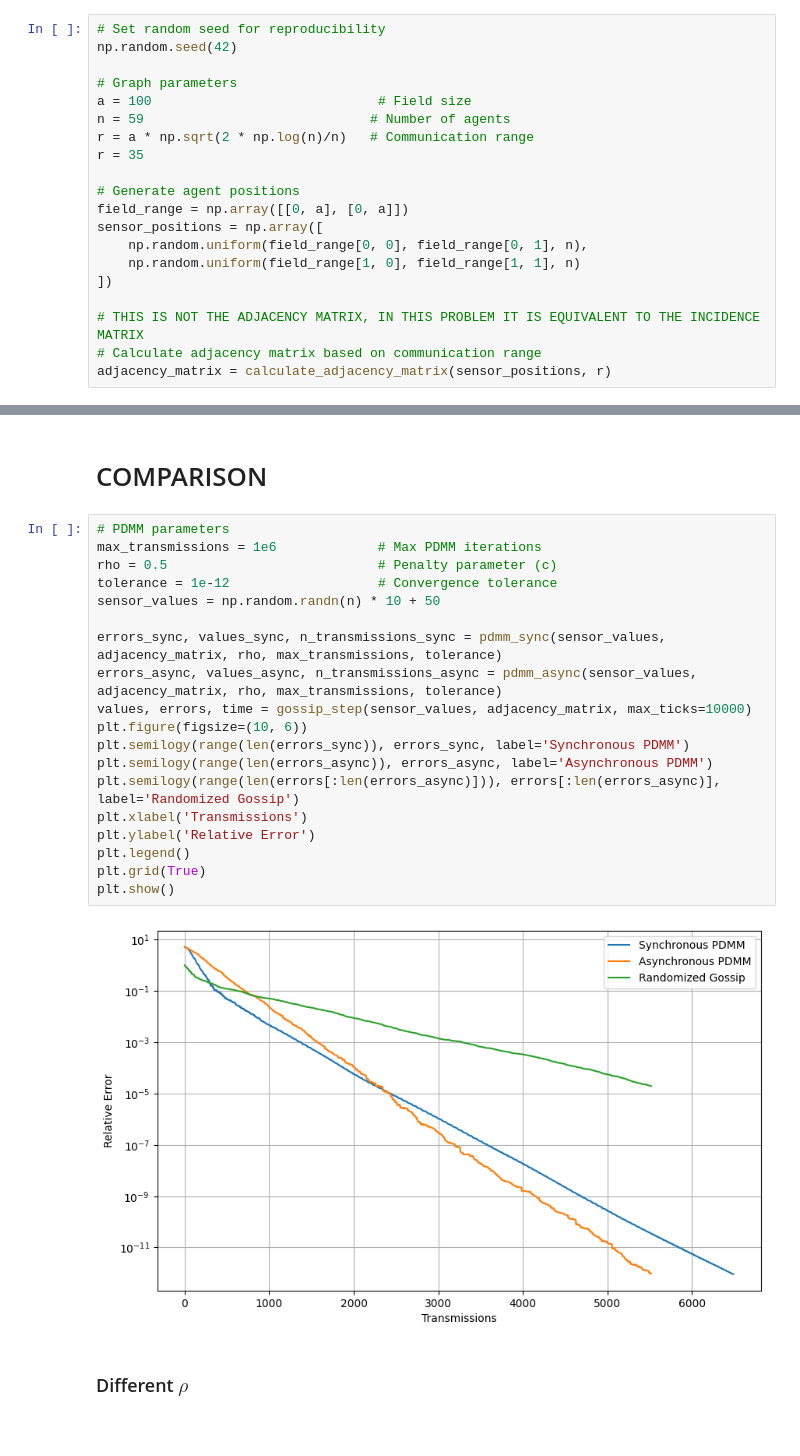
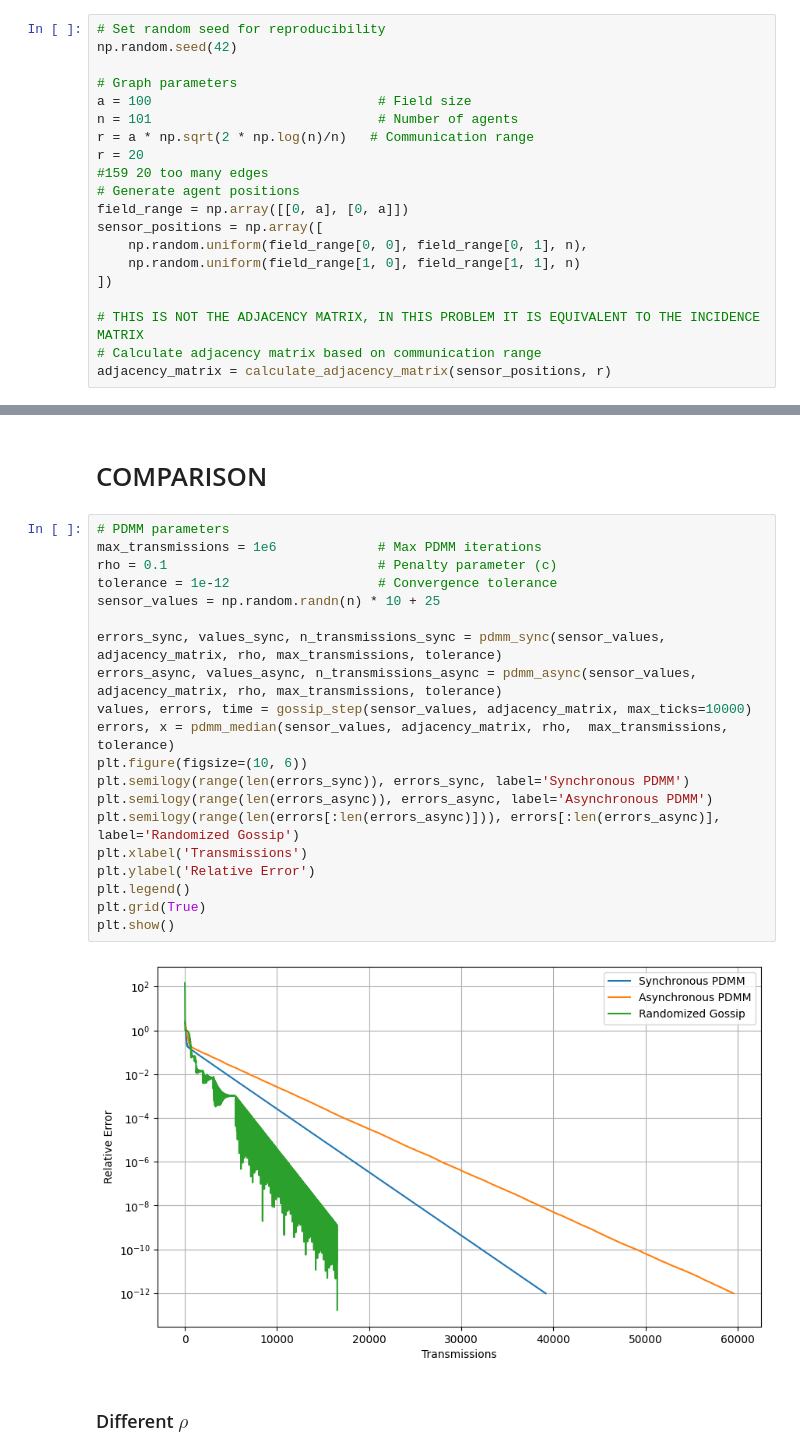
Before and after one commit to AybarsManav/PDMM, a Jupyter notebook: main.ipynb, the cells around one changed output, grey strips where cells are left out. Cells and saved outputs as stored; diff of their text form.

Commit message:
added drop, changed network params

```diff
--- a/main.ipynb
+++ b/main.ipynb
@@ -24,10 +25,10 @@ np.random.seed(42)
 
 # Graph parameters
 a = 100                             # Field size
-n = 59                             # Number of agents
+n = 101                             # Number of agents
 r = a * np.sqrt(2 * np.log(n)/n)   # Communication range
-r = 35
-
+r = 20
+#159 20 too many edges
 # Generate agent positions
 field_range = np.array([[0, a], [0, a]])
 sensor_positions = np.array([
@@ -180,24 +181,25 @@ plt.show()
 # %%
 # PDMM parameters
 max_transmissions = 1e6             # Max PDMM iterations
-rho = 0.5                           # Penalty parameter (c)
+rho = 0.1                           # Penalty parameter (c)
 tolerance = 1e-12                   # Convergence tolerance
-sensor_values = np.random.randn(n) * 10 + 50
+sensor_values = np.random.randn(n) * 10 + 25
 
 errors_sync, values_sync, n_transmissions_sync = pdmm_sync(sensor_values, adjacency_matrix, rho, max_transmissions, tolerance)
 errors_async, values_async, n_transmissions_async = pdmm_async(sensor_values, adjacency_matrix, rho, max_transmissions, tolerance)
 values, errors, time = gossip_step(sensor_values, adjacency_matrix, max_ticks=10000)
+errors, x = pdmm_median(sensor_values, adjacency_matrix, rho,  max_transmissions, tolerance)
 plt.figure(figsize=(10, 6))
 plt.semilogy(range(len(errors_sync)), errors_sync, label='Synchronous PDMM')
 plt.semilogy(range(len(errors_async)), errors_async, label='Asynchronous PDMM')
 plt.semilogy(range(len(errors[:len(errors_async)])), errors[:len(errors_async)], label='Randomized Gossip')
 plt.xlabel('Transmissions')
 plt.ylabel('Relative Error')
 plt.legend()
 plt.grid(True)
 plt.show()
 # %% [output]
-[figure, old version]
+[figure, new version]
 # %% [markdown]
 ### Different $\rho$
 # %%
```
Also changed, not shown: parts of 10 cells of this notebook, 2 other files.
